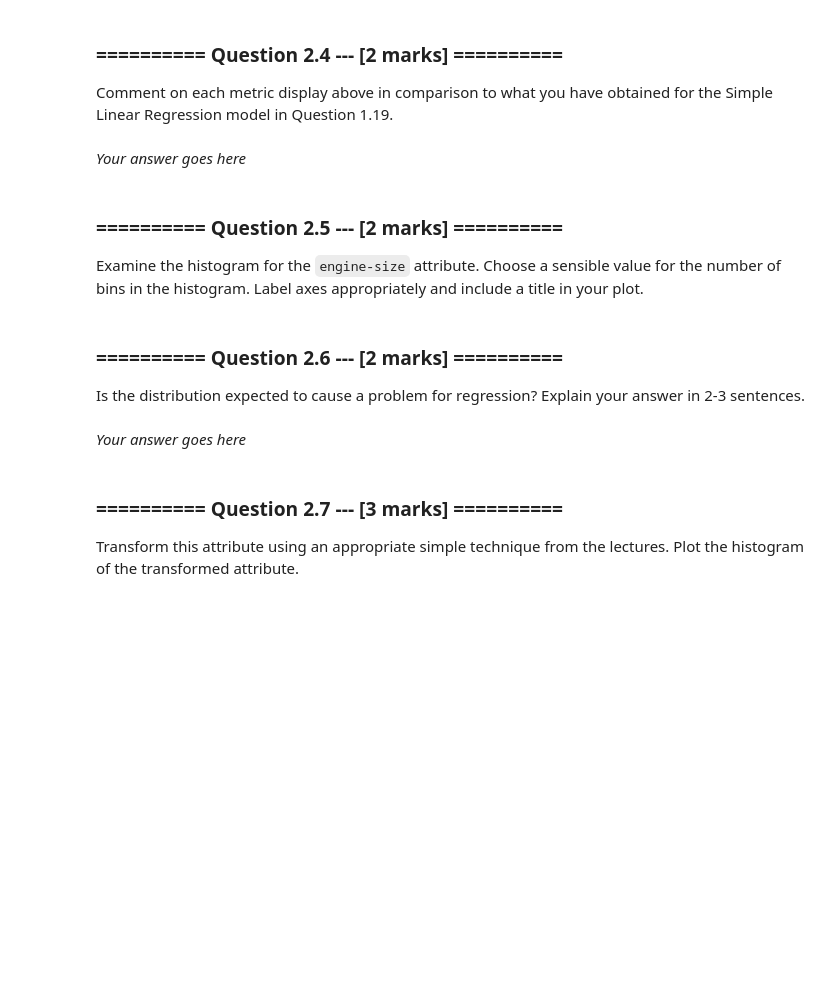
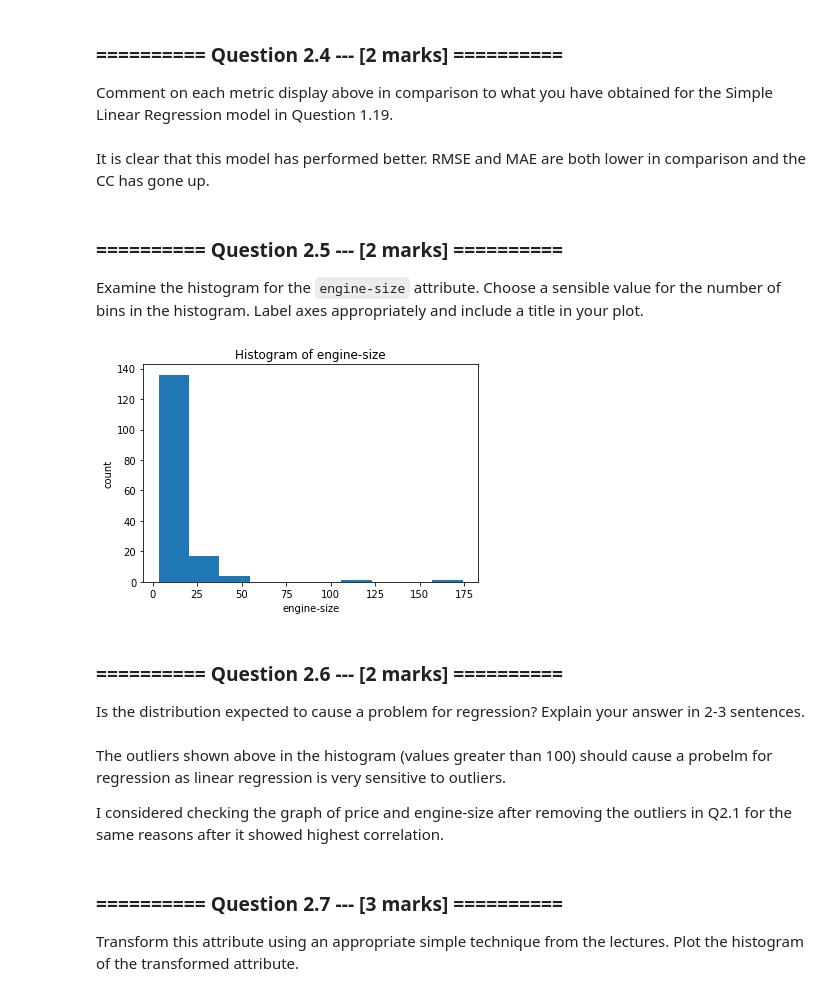
Before and after one commit to anirudhgangwal/IAML, a Jupyter notebook: 05_Assignment_2.ipynb, the cells around one changed output. Saved outputs shown, nothing was run; the diff lists cells and outputs as text; code cells hidden in the pictures; blank space fills up the shorter version.

```diff
--- a/05_Assignment_2.ipynb
+++ b/05_Assignment_2.ipynb
@@ -424,8 +470,8 @@ Display the Root Mean Squared Error (RMSE), Mean Absolute Error (MAE) and Correl
 # %% [markdown]
 ### ========== Question 2.4 --- [2 marks] ==========
  Comment on each metric display above in comparison to what you have obtained for the Simple Linear Regression model in Question 1.19.
-# %% [markdown]
-*Your answer goes here*
+# %% [markdown]
+It is clear that this model has performed better. RMSE and MAE are both lower in comparison and the CC has gone up.
 # %% [markdown]
 ### ========== Question 2.5 --- [2 marks] ==========
 Examine the histogram for the `engine-size` attribute. Choose a sensible value for the number of bins in the histogram. Label axes appropriately and include a title in your plot.
@@ -434,8 +478,18 @@ Examine the histogram for the `engine-size` attribute. Choose a sensible value f
+# %%
+plt.hist(auto_numeric['engine-size'])
+plt.xlabel('engine-size')
+plt.ylabel('count')
+plt.title('Histogram of engine-size')
+plt.show()
+# %% [output]
+[figure, added]
 # %% [markdown]
 ### ========== Question 2.6 --- [2 marks] ==========
 Is the distribution expected to cause a problem for regression? Explain your answer in 2-3 sentences.
-# %% [markdown]
-*Your answer goes here*
+# %% [markdown]
+The outliers shown above in the histogram (values greater than 100) should cause a probelm for regression as linear regression is very sensitive to outliers.
+
+I considered checking the graph of price and engine-size after removing the outliers in Q2.1 for the same reasons after it showed highest correlation.
 # %% [markdown]
 ### ========== Question 2.7 --- [3 marks] ==========
 Transform this attribute using an appropriate simple technique from the lectures. Plot the histogram of the transformed attribute.
```
Also changed, not shown: parts of 24 cells of this notebook.
